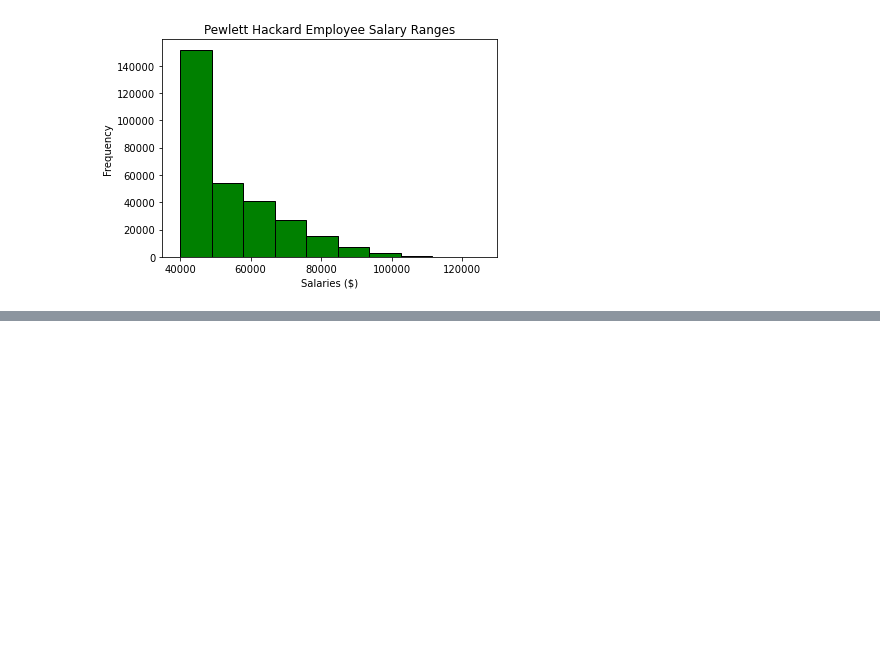
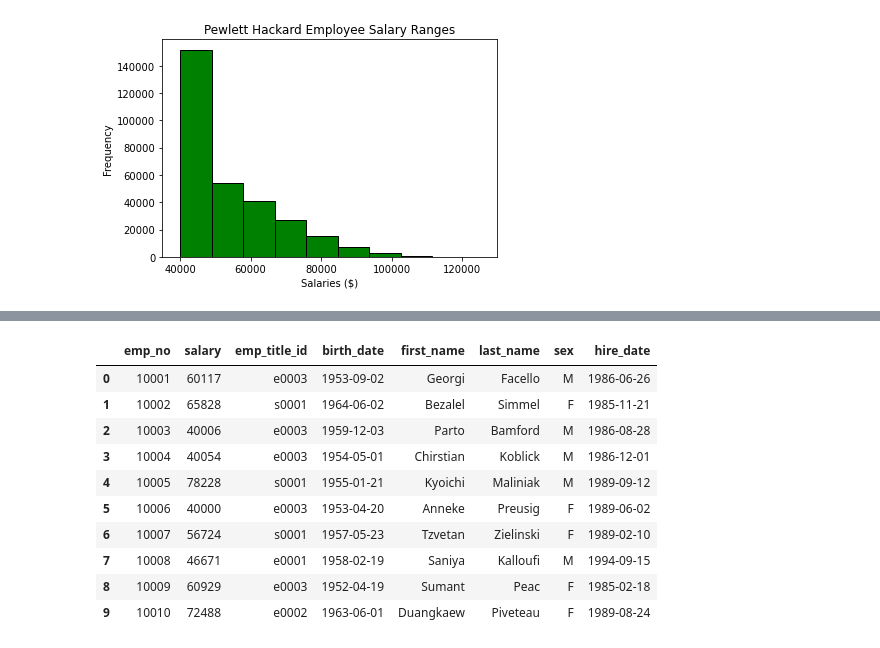
Before and after one commit to amudd10/sql_challenge2, a Jupyter notebook: SQL_bonus.ipynb, the cells around one changed output, grey strips where cells are left out. Cells and saved outputs as stored; diff of their text form; code cells hidden in the pictures; blank space fills up the shorter version.

```diff
--- a/SQL_bonus.ipynb
+++ b/SQL_bonus.ipynb
@@ -60,0 +63,3 @@ plt.show()
+# %%
+salaries_data = pd.read_sql("SELECT * FROM salaries", connection)
+salaries_data.head(10)
@@ -60,0 +107,15 @@ plt.show()
+# %%
+combined_salemp = pd.merge(salaries_data, employees, on="emp_no", how="inner")
+combined_salemp.head(10)
+# %% [output]
+|  | emp_no | salary | emp_title_id | birth_date | first_name | last_name | sex | hire_date |
+| 0 | 10001 | 60117 | e0003 | 1953-09-02 | Georgi | Facello | M | 1986-06-26 |
+| 1 | 10002 | 65828 | s0001 | 1964-06-02 | Bezalel | Simmel | F | 1985-11-21 |
+| 2 | 10003 | 40006 | e0003 | 1959-12-03 | Parto | Bamford | M | 1986-08-28 |
+| 3 | 10004 | 40054 | e0003 | 1954-05-01 | Chirstian | Koblick | M | 1986-12-01 |
+| 4 | 10005 | 78228 | s0001 | 1955-01-21 | Kyoichi | Maliniak | M | 1989-09-12 |
+| 5 | 10006 | 40000 | e0003 | 1953-04-20 | Anneke | Preusig | F | 1989-06-02 |
+| 6 | 10007 | 56724 | s0001 | 1957-05-23 | Tzvetan | Zielinski | F | 1989-02-10 |
+| 7 | 10008 | 46671 | e0001 | 1958-02-19 | Saniya | Kalloufi | M | 1994-09-15 |
+| 8 | 10009 | 60929 | e0003 | 1952-04-19 | Sumant | Peac | F | 1985-02-18 |
+| 9 | 10010 | 72488 | e0002 | 1963-06-01 | Duangkaew | Piveteau | F | 1989-08-24 |
```
Also changed, not shown: parts of 11 cells of this notebook.
